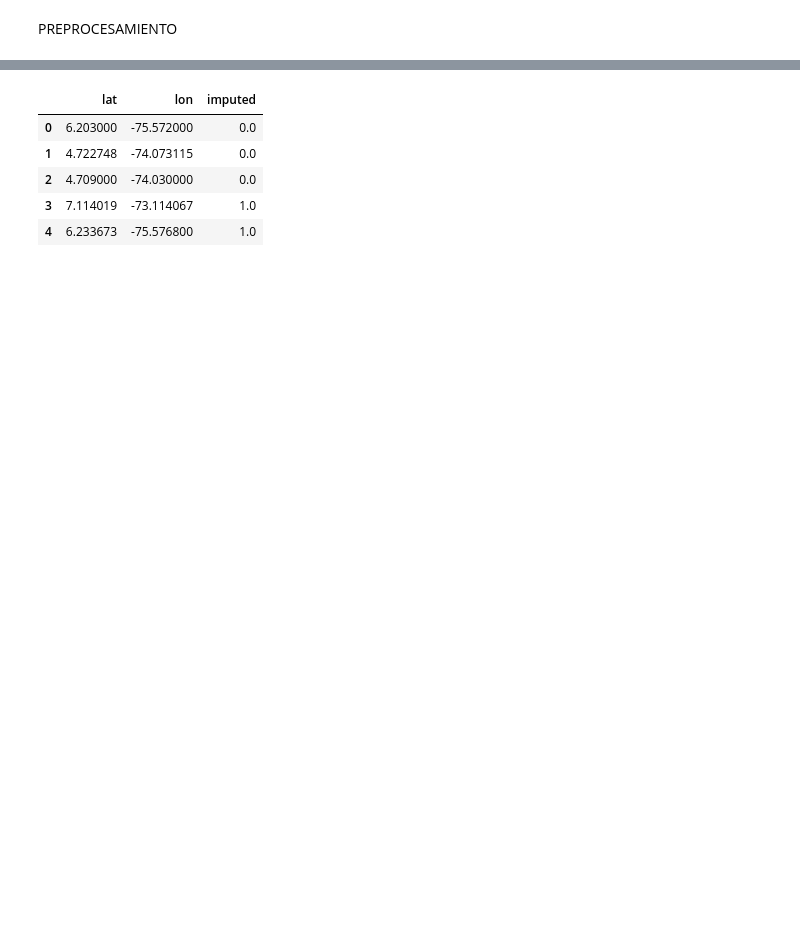
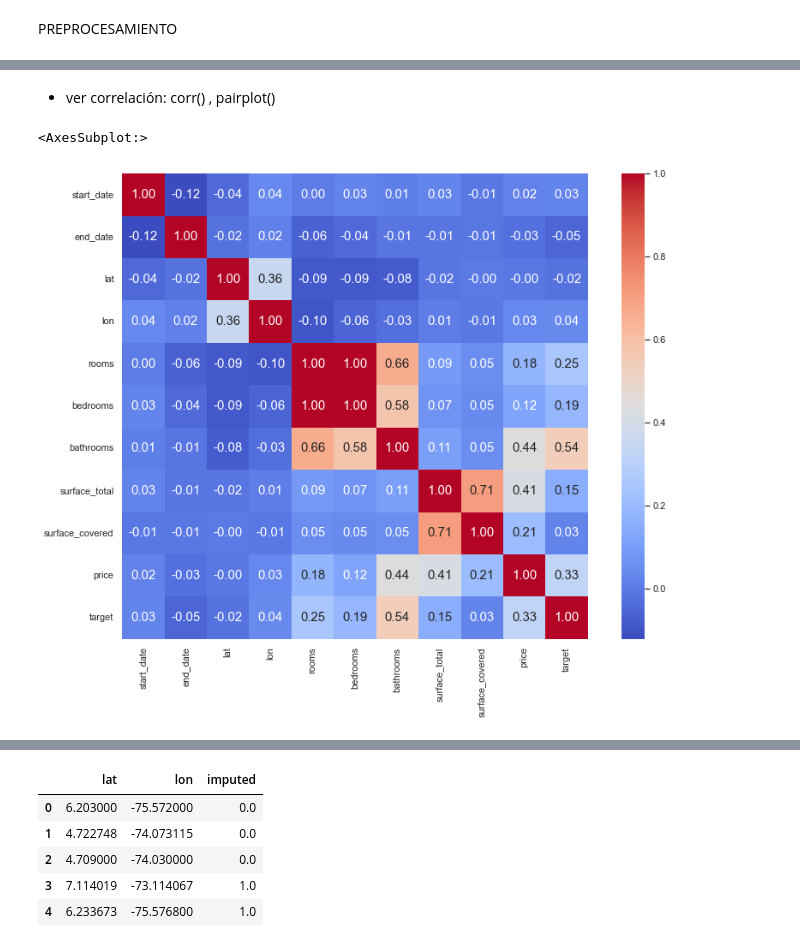
Before and after one commit to CesarG2022/DATATHON_ML, a Jupyter notebook: DATATHON_ML.ipynb, the cells around one changed output, grey strips where cells are left out. Saved outputs shown, nothing was run; the diff lists cells and outputs as text; code cells hidden in the pictures; blank space fills up the shorter version.

```diff
--- a/DATATHON_ML.ipynb
+++ b/DATATHON_ML.ipynb
@@ -121,0 +128,14 @@ PREPROCESAMIENTO
+# %% [markdown]
+- ver correlación: corr() , pairplot()
+# %%
+# se crea matriz de correlación entre variables numericas
+corr = data_train[['start_date', 'end_date', 'lat', 'lon', 'rooms', 'bedrooms', 'bathrooms', 'surface_total',
+       'surface_covered', 'price','target']].corr(method='pearson')
+# %%
+
+plt.figure(figsize=(14,10))
+cols_heatmap=['start_date', 'end_date', 'lat', 'lon', 'rooms', 'bedrooms', 'bathrooms', 'surface_total', 'surface_covered', 'price','target']
+sns.heatmap(corr, square=True, annot=True, cmap='coolwarm', fmt='.2f', annot_kws={'size':15}, xticklabels=cols_heatmap, yticklabels=cols_heatmap)
+# %% [output]
+<AxesSubplot:>
+[figure, added]
```
Also changed, not shown: parts of 96 cells of this notebook, 3 other files.
